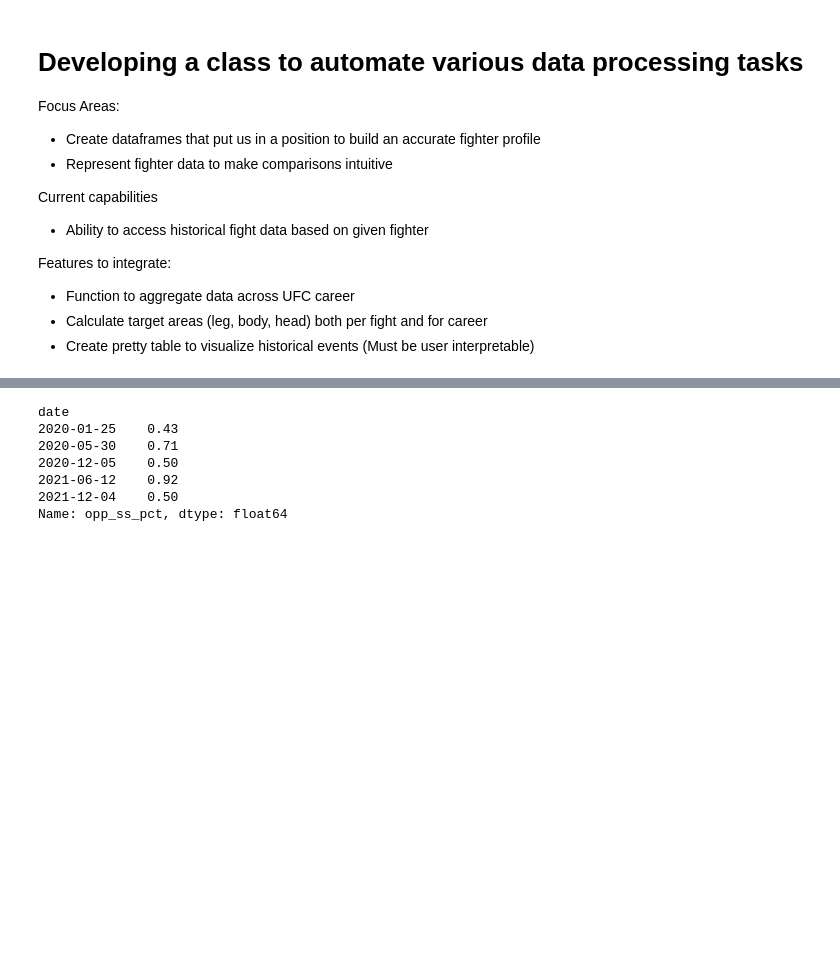
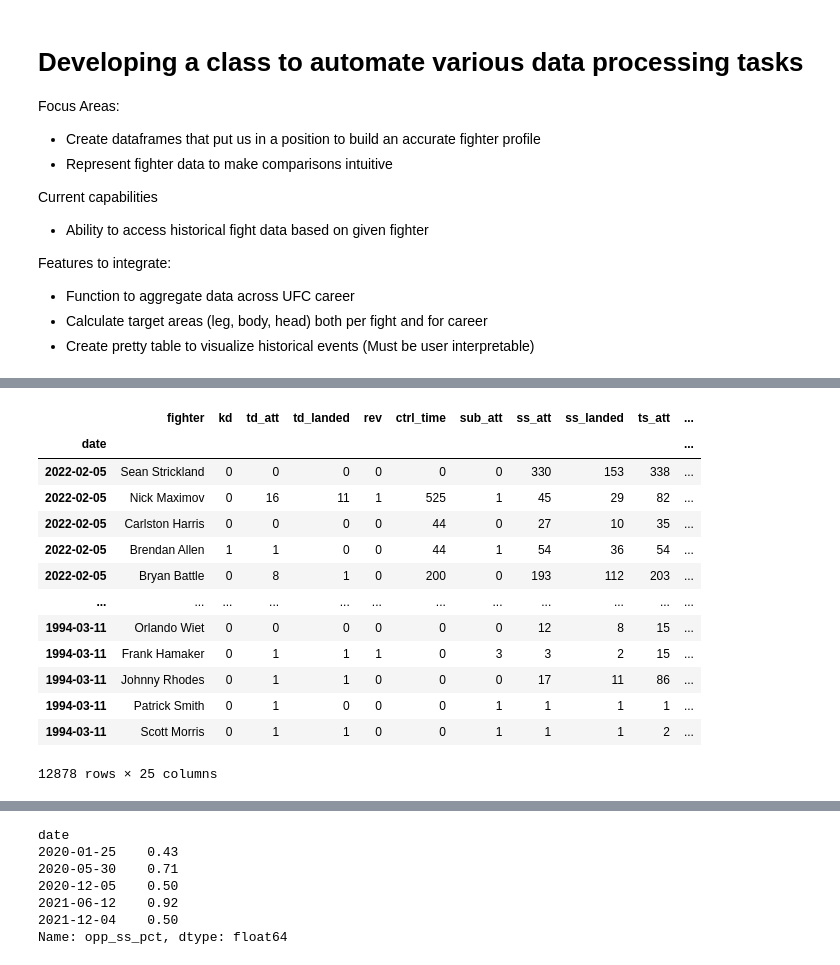
Before and after one commit to ayanga1998/UFC_Dashboard, a Jupyter notebook: Data_Analysis.ipynb, the cells around one changed output, grey strips where cells are left out. Saved outputs shown, nothing was run; the diff lists cells and outputs as text; code cells hidden in the pictures; blank space fills up the shorter version.

```diff
--- a/Data_Analysis.ipynb
+++ b/Data_Analysis.ipynb
@@ -72,0 +198,46 @@ Features to integrate:
+# %%
+red_columns = ['red_fighter', 'red_kd', 'red_td_att', 'red_td_landed', 'red_rev',
+                'red_ctrl_time', 'red_sub_att', 'red_ss_att', 'red_ss_landed',
+               'red_ts_att', 'red_ts_landed', 'red_head_att', 'red_head_landed',
+               'red_body_att', 'red_body_landed', 'red_leg_att', 'red_leg_landed',
+               'red_clinch_att', 'red_clinch_landed', 'red_dist_att', 'red_dist_landed',
+               'red_grnd_att', 'red_grnd_landed', 'fight_time', 'title_bout']
+blue_columns = ['blue_fighter', 'blue_kd', 'blue_td_att', 'blue_td_landed', 'blue_rev',
+                'blue_ctrl_time', 'blue_sub_att', 'blue_ss_att', 'blue_ss_landed',
+               'blue_ts_att', 'blue_ts_landed', 'blue_head_att', 'blue_head_landed',
+               'blue_body_att', 'blue_body_landed', 'blue_leg_att', 'blue_leg_landed',
+               'blue_clinch_att', 'blue_clinch_landed', 'blue_dist_att', 'blue_dist_landed',
+               'blue_grnd_att', 'blue_grnd_landed', 'fight_time', 'title_bout']
+red_data = og_data.loc[:,red_columns]
+blue_data = og_data.loc[:,blue_columns]
+
+red_cols = {}
+blue_cols = {}
+
+for col in red_data:
+    red_cols[col] = col.replace('red_', '')
+
+for col in blue_data:
+    blue_cols[col] = col.replace('blue_', '')
+
+blue_data = blue_data.rename(blue_cols, axis=1)
+red_data = red_data.rename(red_cols, axis=1)
+
+fighter_stats = pd.concat([blue_data, red_data])
+# %%
+fighter_stats
+# %% [output]
+|  | fighter | kd | td_att | td_landed | rev | ctrl_time | sub_att | ss_att | ss_landed | ts_att | ... |
+| date |  |  |  |  |  |  |  |  |  |  | ... |
+| 2022-02-05 | Sean Strickland | 0 | 0 | 0 | 0 | 0 | 0 | 330 | 153 | 338 | ... |
+| 2022-02-05 | Nick Maximov | 0 | 16 | 11 | 1 | 525 | 1 | 45 | 29 | 82 | ... |
+| 2022-02-05 | Carlston Harris | 0 | 0 | 0 | 0 | 44 | 0 | 27 | 10 | 35 | ... |
+| 2022-02-05 | Brendan Allen | 1 | 1 | 0 | 0 | 44 | 1 | 54 | 36 | 54 | ... |
+| 2022-02-05 | Bryan Battle | 0 | 8 | 1 | 0 | 200 | 0 | 193 | 112 | 203 | ... |
+| ... | ... | ... | ... | ... | ... | ... | ... | ... | ... | ... | ... |
+| 1994-03-11 | Orlando Wiet | 0 | 0 | 0 | 0 | 0 | 0 | 12 | 8 | 15 | ... |
+| 1994-03-11 | Frank Hamaker | 0 | 1 | 1 | 1 | 0 | 3 | 3 | 2 | 15 | ... |
+| 1994-03-11 | Johnny Rhodes | 0 | 1 | 1 | 0 | 0 | 0 | 17 | 11 | 86 | ... |
+| 1994-03-11 | Patrick Smith | 0 | 1 | 0 | 0 | 0 | 1 | 1 | 1 | 1 | ... |
+| 1994-03-11 | Scott Morris | 0 | 1 | 1 | 0 | 0 | 1 | 1 | 1 | 2 | ... |
+12878 rows × 25 columns
```
Also changed, not shown: parts of 18 cells of this notebook.
